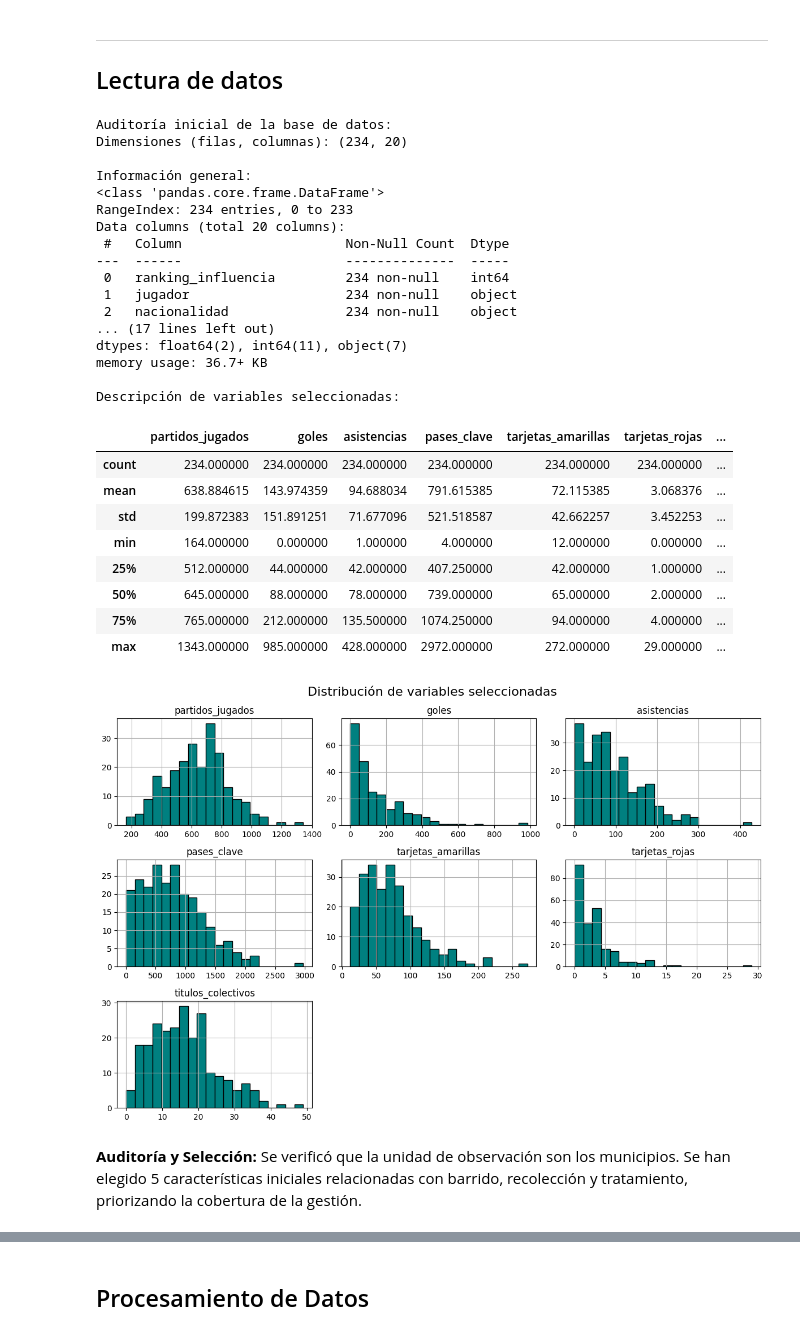
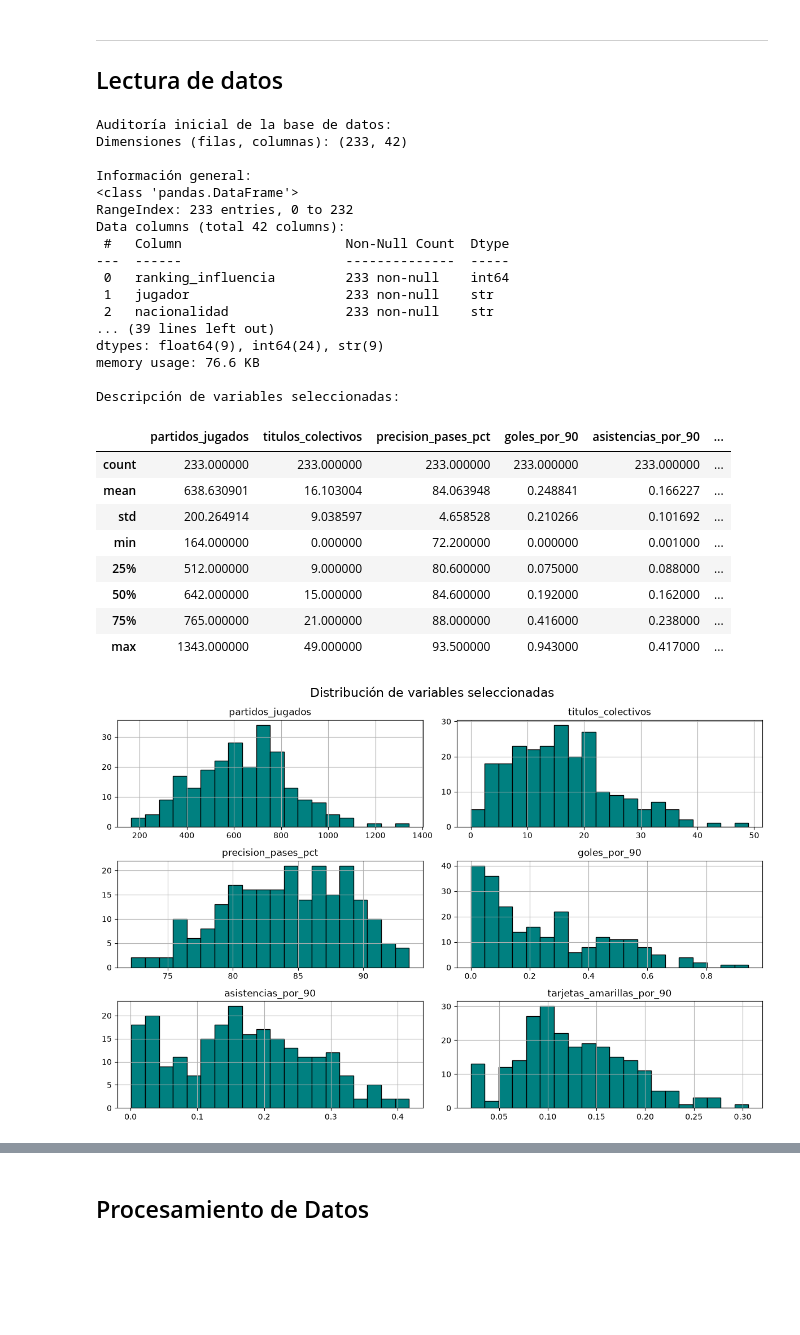
Before and after one commit to JuanEsteban-prog/AprendizajeAutom-ticoInicial, a Jupyter notebook: Retos/Reto-001.ipynb, the cells around one changed output, grey strips where cells are left out. Cells and saved outputs as stored; diff of their text form; code cells hidden in the pictures; blank space fills up the shorter version.

```diff
--- a/Retos/Reto-001.ipynb
+++ b/Retos/Reto-001.ipynb
@@ -49,58 +49,62 @@ import seaborn as sns
 # Carga de datos cumpliendo las especificaciones del reto
 
 url = 'https://raw.githubusercontent.com/juanfercaicedo/AprendizajeAutomaticoInicial/refs/heads/main/Dataset/futbollStats.csv'
-df = pd.read_csv(url)
+try:
+    df = pd.read_csv(url)
+except Exception:
+    import ssl
+    from urllib.request import urlopen
+
+    with urlopen(url, context=ssl._create_unverified_context()) as response:
+        df = pd.read_csv(response)
 
 print("Auditoría inicial de la base de datos:")
 print("Dimensiones (filas, columnas):", df.shape)
 print("\nInformación general:")
 df.info()
 
 # Variables seleccionadas como punto de partida
 features_cols = [
     'partidos_jugados',          # Volumen / longevidad
     'titulos_colectivos',        # Éxito competitivo
     'precision_pases_pct',       # Seguridad en la distribución
     'goles_por_90',              # Capacidad goleadora normalizada
     'asistencias_por_90',        # Creación de gol (evita duplicar con pases_clave_por_90, r=0.93)
     'tarjetas_amarillas_por_90', # Frecuencia disciplinaria (evita duplicar con rojas, r=0.75)
   ]
 print("\nDescripción de variables seleccionadas:")
 display(df[features_cols].describe())
 
 # Representación gráfica de distribuciones
 df[features_cols].hist(bins=20, figsize=(12, 8), color='teal', edgecolor='black')
 plt.suptitle('Distribución de variables seleccionadas', fontsize=16)
 plt.tight_layout()
 plt.show()
 # %% [output]
 Auditoría inicial de la base de datos:
-Dimensiones (filas, columnas): (234, 20)
+Dimensiones (filas, columnas): (233, 42)
 
 Información general:
-<class 'pandas.core.frame.DataFrame'>
-RangeIndex: 234 entries, 0 to 233
-Data columns (total 20 columns):
+<class 'pandas.DataFrame'>
+RangeIndex: 233 entries, 0 to 232
+Data columns (total 42 columns):
  #   Column                     Non-Null Count  Dtype
 ---  ------                     --------------  -----
- 0   ranking_influencia         234 non-null    int64
- 1   jugador                    234 non-null    object
- 2   nacionalidad               234 non-null    object
-... (17 lines left out)
-dtypes: float64(2), int64(11), object(7)
-memory usage: 36.7+ KB
+ 0   ranking_influencia         233 non-null    int64
+ 1   jugador                    233 non-null    str
+ 2   nacionalidad               233 non-null    str
+... (39 lines left out)
+dtypes: float64(9), int64(24), str(9)
+memory usage: 76.6 KB
 
 Descripción de variables seleccionadas:
-|  | partidos_jugados | goles | asistencias | pases_clave | tarjetas_amarillas | tarjetas_rojas | ... |
-| count | 234.000000 | 234.000000 | 234.000000 | 234.000000 | 234.000000 | 234.000000 | ... |
-| mean | 638.884615 | 143.974359 | 94.688034 | 791.615385 | 72.115385 | 3.068376 | ... |
-| std | 199.872383 | 151.891251 | 71.677096 | 521.518587 | 42.662257 | 3.452253 | ... |
-| min | 164.000000 | 0.000000 | 1.000000 | 4.000000 | 12.000000 | 0.000000 | ... |
-| 25% | 512.000000 | 44.000000 | 42.000000 | 407.250000 | 42.000000 | 1.000000 | ... |
-| 50% | 645.000000 | 88.000000 | 78.000000 | 739.000000 | 65.000000 | 2.000000 | ... |
-| 75% | 765.000000 | 212.000000 | 135.500000 | 1074.250000 | 94.000000 | 4.000000 | ... |
-| max | 1343.000000 | 985.000000 | 428.000000 | 2972.000000 | 272.000000 | 29.000000 | ... |
+|  | partidos_jugados | titulos_colectivos | precision_pases_pct | goles_por_90 | asistencias_por_90 | ... |
+| count | 233.000000 | 233.000000 | 233.000000 | 233.000000 | 233.000000 | ... |
+| mean | 638.630901 | 16.103004 | 84.063948 | 0.248841 | 0.166227 | ... |
+| std | 200.264914 | 9.038597 | 4.658528 | 0.210266 | 0.101692 | ... |
+| min | 164.000000 | 0.000000 | 72.200000 | 0.000000 | 0.001000 | ... |
+| 25% | 512.000000 | 9.000000 | 80.600000 | 0.075000 | 0.088000 | ... |
+| 50% | 642.000000 | 15.000000 | 84.600000 | 0.192000 | 0.162000 | ... |
+| 75% | 765.000000 | 21.000000 | 88.000000 | 0.416000 | 0.238000 | ... |
+| max | 1343.000000 | 49.000000 | 93.500000 | 0.943000 | 0.417000 | ... |
-[figure, old version]
+[figure, new version]
-# %% [markdown]
-**Auditoría y Selección:**
-Se verificó que la unidad de observación son los municipios. Se han elegido 5 características iniciales relacionadas con barrido, recolección y tratamiento, priorizando la cobertura de la gestión.
```
Also changed, not shown: parts of 5 cells of this notebook.
